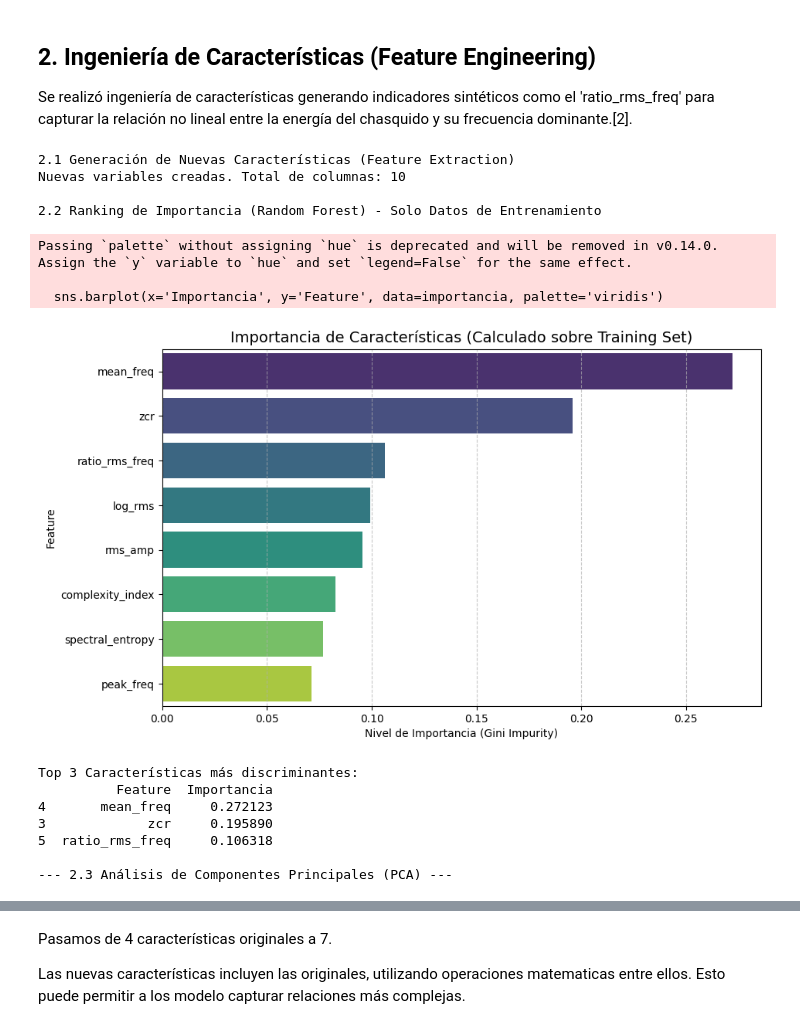
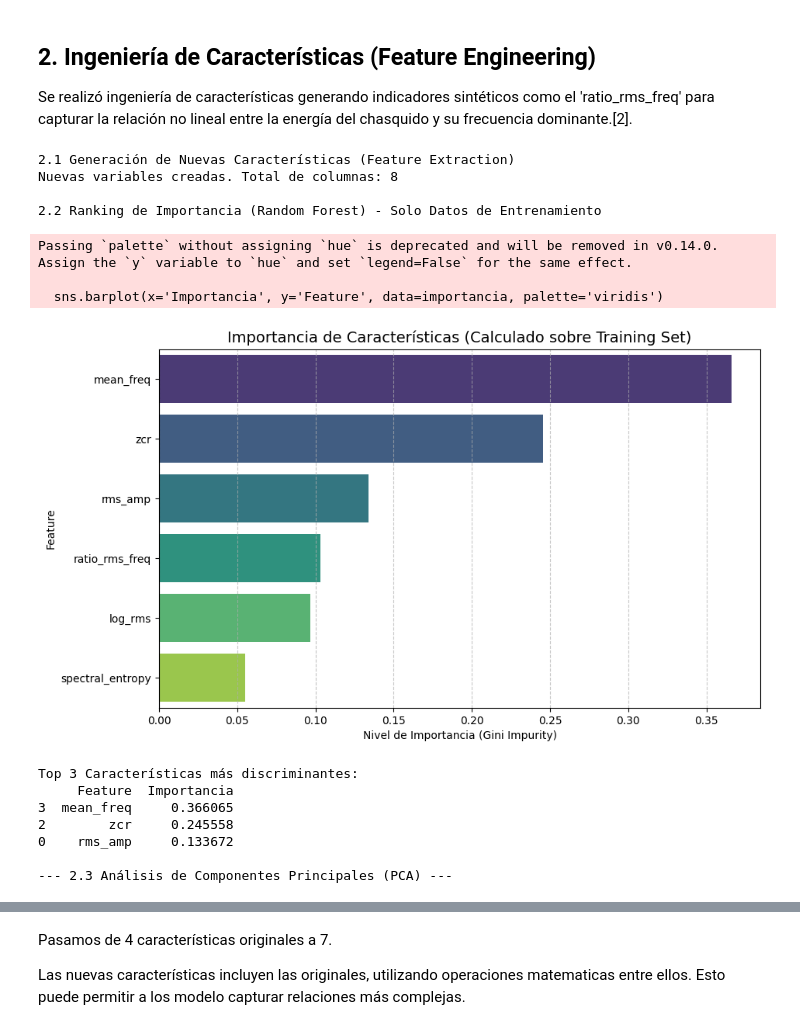
Before and after one commit to Gibonn24/Tesis2, a Jupyter notebook: cheby1 copy.ipynb, the cells around one changed output, grey strips where cells are left out. Cells and saved outputs as stored; diff of their text form; code cells hidden in the pictures.

```diff
--- a/cheby1 copy.ipynb
+++ b/cheby1 copy.ipynb
@@ -57,18 +73,27 @@ def preparar_dataset_estricto(ruta_sano_train, ruta_enfermo_train, ruta_enfermo_
     return df_final
 # %%
 # RUTAS DE ARCHIVOS (Ajusta el nombre del tercer archivo)
-archivo_sano = 'Data/cheby1/features_cheby1_sano.csv'
+archivo_sano_train = 'Data/cheby1/features_cheby1_sano.csv'
 archivo_enfermo_train = 'Data/cheby1/features_cheby1_diagnosticado.csv'
 archivo_enfermo_test = 'Data/cheby1/features_cheby13_diagnosticado.csv'
+archivo_sano_test = 'Data/cheby1/features_cheby14_sano.csv'
 
-# Generamos el dataset maestro con etiquetas internas
-df_dataset = preparar_dataset_estricto(archivo_sano, archivo_enfermo_train, archivo_enfermo_test)
+# Generamos el dataset maestro
+df_dataset = preparar_dataset_estricto(
+    archivo_sano_train,
+    archivo_enfermo_train,
+    archivo_enfermo_test,
+    archivo_sano_test
+)
 
-print(f"--- Data Cargada con Separación Estricta ---")
+print(f"\n--- Data Cargada con Separación Estricta ---")
 print(f"Total de muestras: {len(df_dataset)}")
 print(f"Muestras para Training: {len(df_dataset[df_dataset['partition']=='train'])}")
-print(f"Muestras para Testing: {len(df_dataset[df_dataset['partition']=='test'])}")
-print(f"Distribución de clases:\n{df_dataset['target'].value_counts()}")
+print(f"Muestras para Testing:  {len(df_dataset[df_dataset['partition']=='test'])}")
+
+print("\n--- Distribución Real ---")
+print("TRAIN:", df_dataset[df_dataset['partition']=='train']['target'].value_counts().to_dict())
+print("TEST :", df_dataset[df_dataset['partition']=='test']['target'].value_counts().to_dict())
 
 # Visualizar
 df_dataset.head()
@@ -138,8 +165,6 @@ print("2.1 Generación de Nuevas Características (Feature Extraction)")
 # Ratio Energía/Frecuencia
 df_dataset['ratio_rms_freq'] = df_dataset['rms_amp'] / (df_dataset['mean_freq'] + 1e-6)
 
-# Índice de Complejidad
-df_dataset['complexity_index'] = df_dataset['spectral_entropy'] * df_dataset['peak_freq']
 
 # Factor de Cresta Aproximado (Logarítmico)
 df_dataset['log_rms'] = np.log1p(df_dataset['rms_amp'])
@@ -190,39 +215,39 @@ components = pca.fit_transform(X_pca_scaled)
 
 # 3. Crear DataFrame para graficar
 df_pca = pd.DataFrame(data=components, columns=['PC1', 'PC2'])
 df_pca['Diagnóstico'] = y_eng.map({0: 'Sano', 1: 'Gonartrosis'})
 # Reiniciamos el índice de y_eng para que coincida con el dataframe nuevo df_pca
 df_pca['Diagnóstico'] = df_pca['Diagnóstico'].reset_index(drop=True)
 
 # 4. Graficar
 plt.figure(figsize=(10, 7))
 sns.scatterplot(
     x='PC1', y='PC2',
     hue='Diagnóstico',
     palette={'Sano': 'green', 'Gonartrosis': 'red'},
     data=df_pca,
     alpha=0.7,
     s=100
 )
 plt.title('Proyección PCA de las Características VAG (Training Set)', fontsize=15)
 plt.xlabel(f'Componente Principal 1 ({pca.explained_variance_ratio_[0]:.2%} varianza)')
 plt.ylabel(f'Componente Principal 2 ({pca.explained_variance_ratio_[1]:.2%} varianza)')
 plt.legend(title='Condición')
 plt.grid(True, linestyle='--', alpha=0.5)
 plt.show()
 # %% [output]
 2.1 Generación de Nuevas Características (Feature Extraction)
-Nuevas variables creadas. Total de columnas: 10
+Nuevas variables creadas. Total de columnas: 8
 
 2.2 Ranking de Importancia (Random Forest) - Solo Datos de Entrenamiento
 Passing `palette` without assigning `hue` is deprecated and will be removed in v0.14.0. Assign the `y` variable to `hue` and set `legend=False` for the same effect.
 
   sns.barplot(x='Importancia', y='Feature', data=importancia, palette='viridis')
-[figure, old version]
+[figure, new version]
 Top 3 Características más discriminantes:
-          Feature  Importancia
-4       mean_freq     0.272123
-3             zcr     0.195890
-5  ratio_rms_freq     0.106318
+     Feature  Importancia
+3  mean_freq     0.366065
+2        zcr     0.245558
+0    rms_amp     0.133672
 
 --- 2.3 Análisis de Componentes Principales (PCA) ---
```
Also changed, not shown: parts of 13 cells of this notebook, 3 other files.
